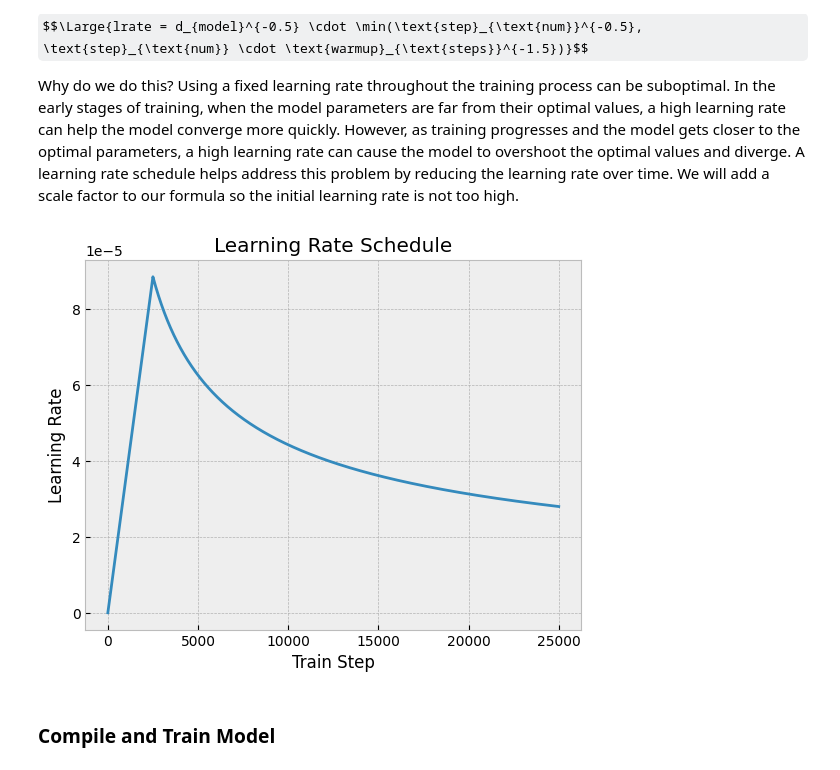
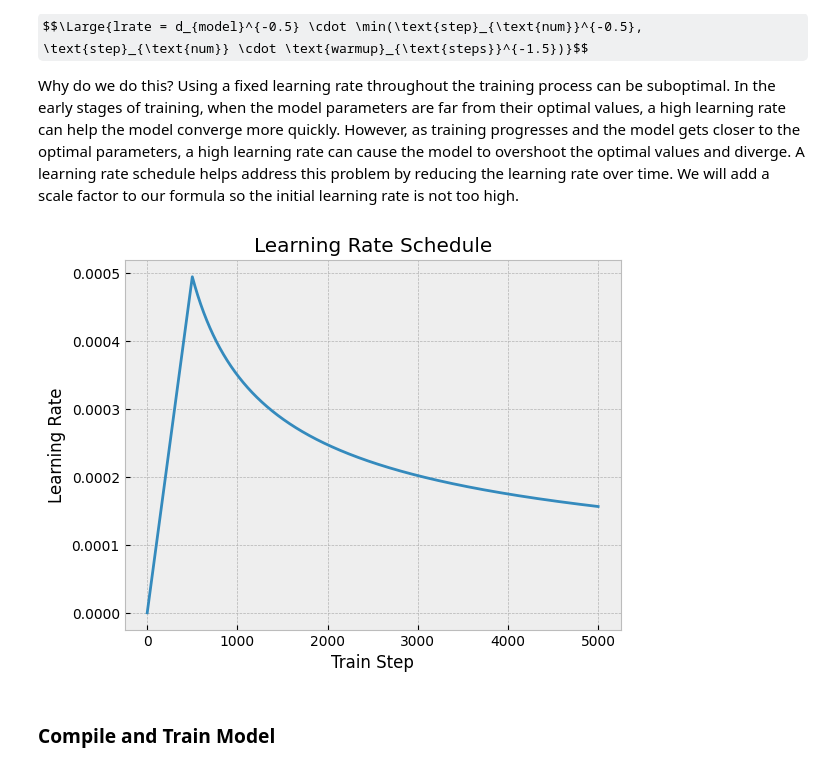
Before and after one commit to danplotkin/Transformer-based-Image-Captioning-From-Scratch-with-TensorFlow, a Jupyter notebook: Image_Captioner.ipynb, the cells around one changed output. Saved outputs shown, nothing was run; the diff lists cells and outputs as text; code cells hidden in the pictures; some formulas as TeX source.

```diff
--- a/Image_Captioner.ipynb
+++ b/Image_Captioner.ipynb
@@ -631,7 +623,7 @@ $$\Large{lrate = d_{model}^{-0.5} \cdot \min(\text{step}_{\text{num}}^{-0.5}, \t
 Why do we do this? Using a fixed learning rate throughout the training process can be suboptimal. In the early stages of training, when the model parameters are far from their optimal values, a high learning rate can help the model converge more quickly. However, as training progresses and the model gets closer to the optimal parameters, a high learning rate can cause the model to overshoot the optimal values and diverge. A learning rate schedule helps address this problem by reducing the learning rate over time. We will add a scale factor to our formula so the initial learning rate is not too high.
 # %%
 class CustomSchedule(tf.keras.optimizers.schedules.LearningRateSchedule):
-    def __init__(self, d_model, warmup_steps=2500, scale_factor=0.1):
+    def __init__(self, d_model, warmup_steps=500, scale_factor=0.25):
         super().__init__()
 
         self.d_model = d_model
@@ -657,14 +649,14 @@ class CustomSchedule(tf.keras.optimizers.schedules.LearningRateSchedule):
 # %%
 learning_rate = CustomSchedule(D_MODEL)
 optimizer = Adam(learning_rate)
 
-plt.plot(learning_rate(tf.range(25000, dtype=tf.float32)))
+plt.plot(learning_rate(tf.range(5000, dtype=tf.float32)))
 plt.title('Learning Rate Schedule')
 plt.ylabel('Learning Rate')
 plt.xlabel('Train Step')
 plt.show()
 # %% [output]
-[figure, old version]
+[figure, new version]
 # %% [markdown]
 ### Compile and Train Model
 # %%
```
Also changed, not shown: parts of 15 cells of this notebook.
